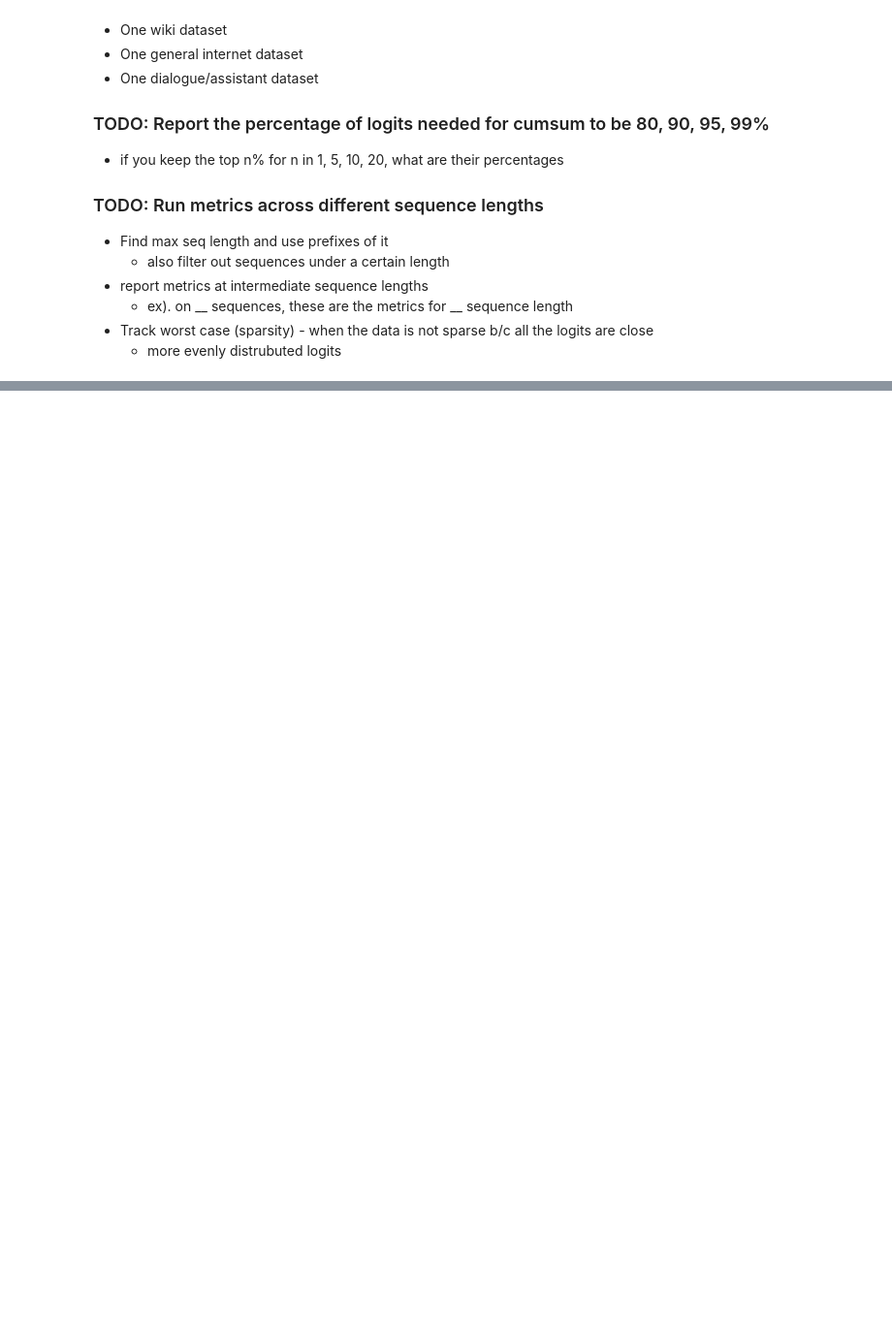
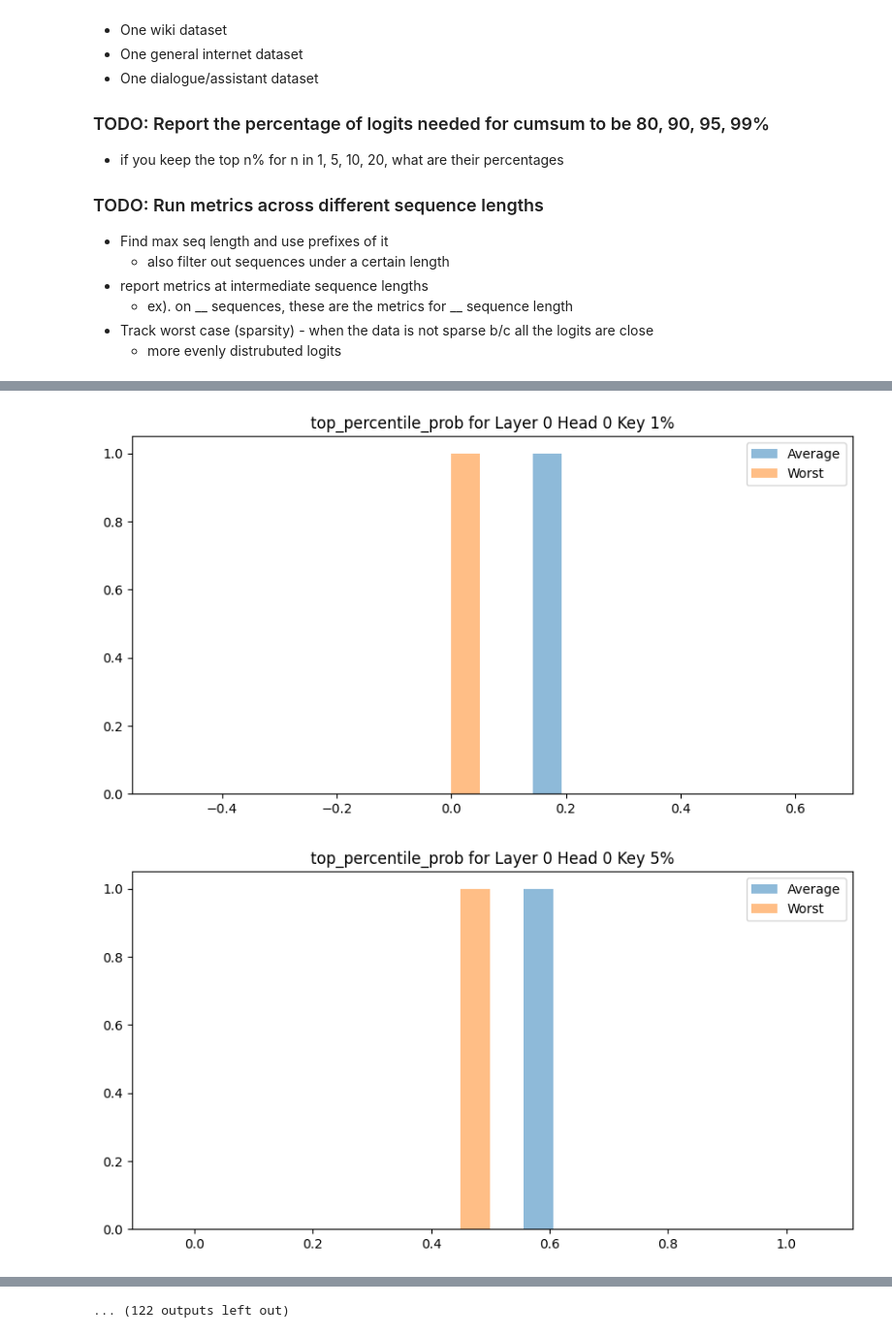
Before and after one commit to clankur/sparsev, a Jupyter notebook: analysis.ipynb, the cells around one changed output, grey strips where cells are left out. Shown at 97% size. Saved outputs shown, nothing was run; the diff lists cells and outputs as text; code cells hidden in the pictures; blank space fills up the shorter version.

Commit message:
do avg case and worst case analysis

```diff
--- a/analysis.ipynb
+++ b/analysis.ipynb
@@ -101,9 +90,7 @@ for i in range(num_of_samples):
 
                 prev_precentile = metrics[l][h]["top_percentile_prob"]
                 prev_total_sum = metrics[l][h][ "min_logits_for_cumsum"]
-                prev_precentile[k] = 1 - top_percentile_prob.item()
+                prev_precentile[f"{k}%"] = 1 - top_percentile_prob.item()
                 prev_total_sum[f"{total_sum}%"] = 1 + min_elements.item()
     samples_metrics.append(metrics)
-
-print(json.dumps(samples_metrics[0][0], indent=4))
 # %% [output]
@@ -176,0 +169,2 @@ for l, layer_attention in enumerate(attentions):
+# %%
+top_percentile_prob_avg, top_percentile_prob_worst, min_logits_for_cumsum_avg, min_logits_for_cumsum_worst = analyze_cases(samples_metrics)
@@ -176,0 +194,32 @@ for l, layer_attention in enumerate(attentions):
+# %%
+import matplotlib.pyplot as plt
+
+def plot_histograms_by_key(data):
+    top_percentile_prob_avg, top_percentile_prob_worst, min_logits_for_cumsum_avg, min_logits_for_cumsum_worst = analyze_cases(data)
+
+    # Plot histograms for top_percentile_prob_avg
+    for layer in top_percentile_prob_avg:
+        for head in top_percentile_prob_avg[layer]:
+            for key in top_percentile_prob_avg[layer][head]:
+                plt.figure(figsize=(10, 5))
+                plt.hist(top_percentile_prob_avg[layer][head][key], bins=20, alpha=0.5, label='Average')
+                plt.hist(top_percentile_prob_worst[layer][head][key], bins=20, alpha=0.5, label='Worst')
+                plt.title(f'top_percentile_prob for Layer {layer} Head {head} Key {key}')
+                plt.legend()
+                plt.show()
+
+    # Plot histograms for min_logits_for_cumsum_avg
+    for layer in min_logits_for_cumsum_avg:
+        for head in min_logits_for_cumsum_avg[layer]:
+            for key in min_logits_for_cumsum_avg[layer][head]:
+                plt.figure(figsize=(10, 5))
+                plt.hist(min_logits_for_cumsum_avg[layer][head][key], bins=20, alpha=0.5, label='Average')
+                plt.hist(min_logits_for_cumsum_worst[layer][head][key], bins=20, alpha=0.5, label='Worst')
+                plt.title(f'min_logits_for_cumsum for Layer {layer} Head {head} Key {key}')
+                plt.legend()
+                plt.show()
+# %%
+plot_histograms_by_key(samples_metrics)
+# %% [output]
+[figure, added]
+[figure, added]
@@ -176,0 +236 @@ for l, layer_attention in enumerate(attentions):
+... (122 outputs left out)
```
Also changed, not shown: parts of 14 cells of this notebook.
